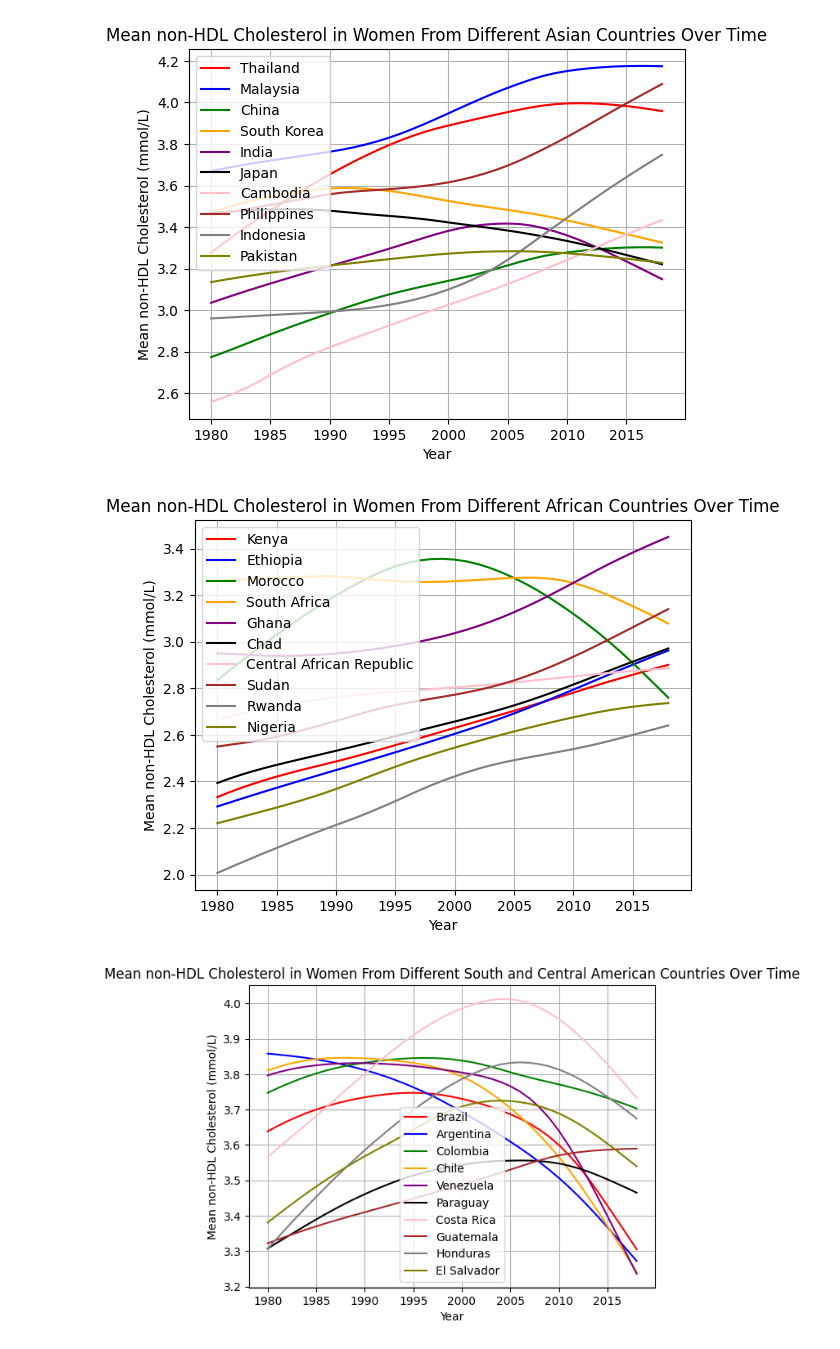
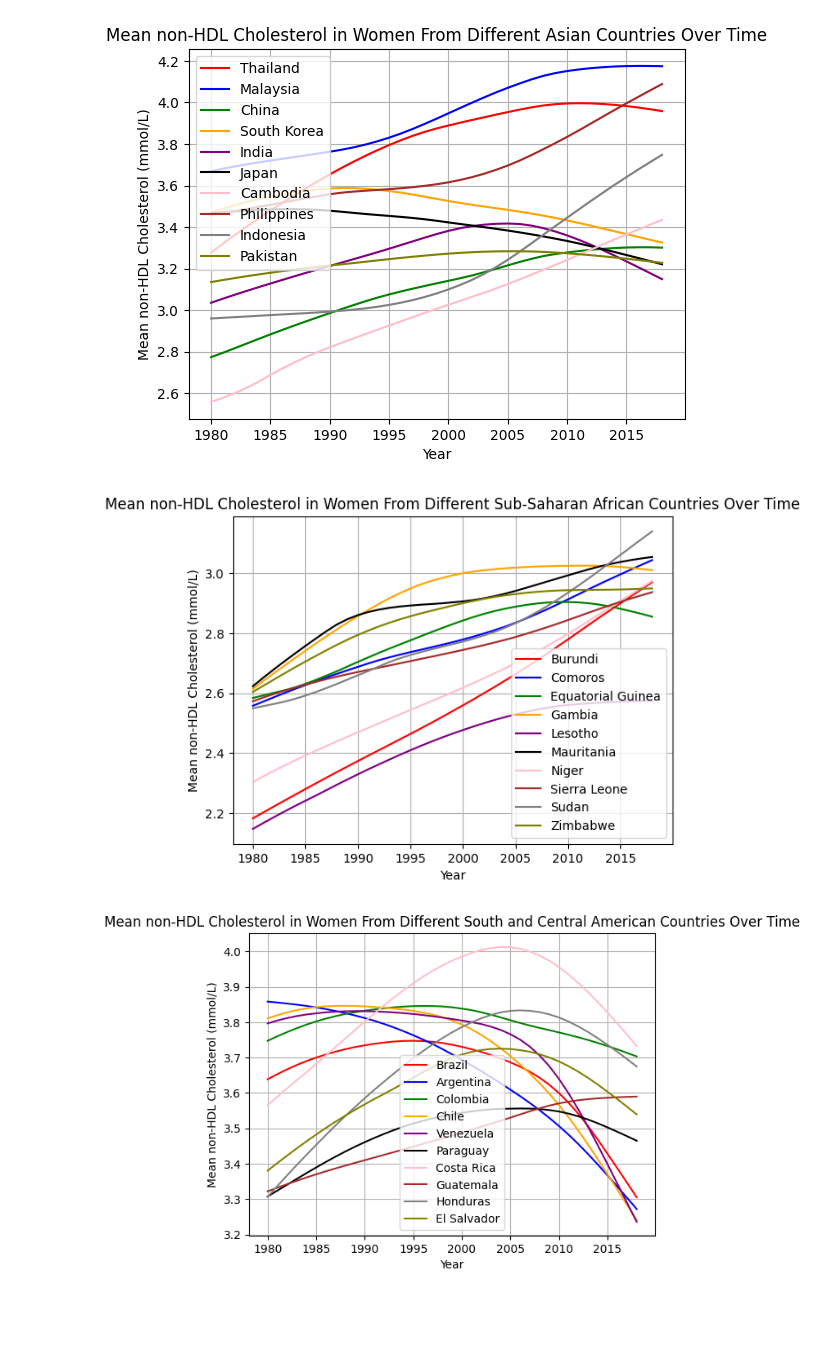
Before and after one commit to jocelynbrownie27-max/Cholesterol-Project, a Jupyter notebook: DSRP_2026_Jocelyn_Browne_(CHOLESTEROL).ipynb, the cells around one changed output. Cells and saved outputs as stored; diff of their text form; code cells hidden in the pictures; blank space fills up the shorter version.

```diff
--- a/DSRP_2026_Jocelyn_Browne_(CHOLESTEROL).ipynb
+++ b/DSRP_2026_Jocelyn_Browne_(CHOLESTEROL).ipynb
@@ -488,36 +488,36 @@ plt.show()
 # %% [output]
 [figure]
 # %%
-first_line = df[(df['Country/Region/World'] == 'Kenya') & (df['Sex'] == 'Women')].copy()
-second_line = df[(df['Country/Region/World'] == 'Ethiopia') & (df['Sex'] == 'Women')].copy()
-third_line = df[(df['Country/Region/World'] == 'Morocco') & (df['Sex'] == 'Women')].copy()
-fourth_line = df[(df['Country/Region/World'] == 'South Africa') & (df['Sex'] == 'Women')].copy()
-fifth_line = df[(df['Country/Region/World'] == 'Ghana') & (df['Sex'] == 'Women')].copy()
-sixth_line = df[(df['Country/Region/World'] == 'Chad') & (df['Sex'] == 'Women')].copy()
-seventh_line = df[(df['Country/Region/World'] == 'Central African Republic') & (df['Sex'] == 'Women')].copy()
-eighth_line = df[(df['Country/Region/World'] == 'Sudan') & (df['Sex'] == 'Women')].copy()
-ninth_line = df[(df['Country/Region/World'] == 'Rwanda') & (df['Sex'] == 'Women')].copy()
-tenth_line = df[(df['Country/Region/World'] == 'Nigeria') & (df['Sex'] == 'Women')].copy()
+first_line = df[(df['Country/Region/World'] == 'Burundi') & (df['Sex'] == 'Women')].copy()
+second_line = df[(df['Country/Region/World'] == 'Comoros') & (df['Sex'] == 'Women')].copy()
+third_line = df[(df['Country/Region/World'] == 'Equatorial Guinea') & (df['Sex'] == 'Women')].copy()
+fourth_line = df[(df['Country/Region/World'] == 'Gambia') & (df['Sex'] == 'Women')].copy()
+fifth_line = df[(df['Country/Region/World'] == 'Lesotho') & (df['Sex'] == 'Women')].copy()
+sixth_line = df[(df['Country/Region/World'] == 'Mauritania') & (df['Sex'] == 'Women')].copy()
+seventh_line = df[(df['Country/Region/World'] == 'Niger') & (df['Sex'] == 'Women')].copy()
+eighth_line = df[(df['Country/Region/World'] == 'Sierra Leone') & (df['Sex'] == 'Women')].copy()
+ninth_line = df[(df['Country/Region/World'] == 'Sudan') & (df['Sex'] == 'Women')].copy()
+tenth_line = df[(df['Country/Region/World'] == 'Zimbabwe') & (df['Sex'] == 'Women')].copy()
 
-plt.plot(specific_country_df['Year'], first_line['Mean non-HDL cholesterol (mmol/L)'], label="Kenya", color='red')
-plt.plot(second_line['Year'], second_line['Mean non-HDL cholesterol (mmol/L)'], label="Ethiopia", color='blue')
-plt.plot(third_line['Year'], third_line['Mean non-HDL cholesterol (mmol/L)'], label="Morocco", color='green')
-plt.plot(fourth_line['Year'], fourth_line['Mean non-HDL cholesterol (mmol/L)'], label="South Africa", color='orange')
-plt.plot(fifth_line['Year'], fifth_line['Mean non-HDL cholesterol (mmol/L)'], label="Ghana", color='purple')
-plt.plot(sixth_line['Year'], sixth_line['Mean non-HDL cholesterol (mmol/L)'], label="Chad", color='black')
-plt.plot(seventh_line['Year'], seventh_line['Mean non-HDL cholesterol (mmol/L)'], label="Central African Republic", color='pink')
-plt.plot(eighth_line['Year'], eighth_line['Mean non-HDL cholesterol (mmol/L)'], label="Sudan", color='brown')
-plt.plot(ninth_line['Year'], ninth_line['Mean non-HDL cholesterol (mmol/L)'], label="Rwanda", color='gray')
-plt.plot(tenth_line['Year'], tenth_line['Mean non-HDL cholesterol (mmol/L)'], label="Nigeria", color='olive')
+plt.plot(specific_country_df['Year'], first_line['Mean non-HDL cholesterol (mmol/L)'], label="Burundi", color='red')
+plt.plot(second_line['Year'], second_line['Mean non-HDL cholesterol (mmol/L)'], label="Comoros", color='blue')
+plt.plot(third_line['Year'], third_line['Mean non-HDL cholesterol (mmol/L)'], label="Equatorial Guinea", color='green')
+plt.plot(fourth_line['Year'], fourth_line['Mean non-HDL cholesterol (mmol/L)'], label="Gambia", color='orange')
+plt.plot(fifth_line['Year'], fifth_line['Mean non-HDL cholesterol (mmol/L)'], label="Lesotho", color='purple')
+plt.plot(sixth_line['Year'], sixth_line['Mean non-HDL cholesterol (mmol/L)'], label="Mauritania", color='black')
+plt.plot(seventh_line['Year'], seventh_line['Mean non-HDL cholesterol (mmol/L)'], label="Niger", color='pink')
+plt.plot(eighth_line['Year'], eighth_line['Mean non-HDL cholesterol (mmol/L)'], label="Sierra Leone", color='brown')
+plt.plot(ninth_line['Year'], ninth_line['Mean non-HDL cholesterol (mmol/L)'], label="Sudan", color='gray')
+plt.plot(tenth_line['Year'], tenth_line['Mean non-HDL cholesterol (mmol/L)'], label="Zimbabwe", color='olive')
 
 plt.legend()
 plt.grid(True)
 plt.xlabel('Year')
 plt.ylabel('Mean non-HDL Cholesterol (mmol/L)')
-plt.title('Mean non-HDL Cholesterol in Women From Different African Countries Over Time')
+plt.title('Mean non-HDL Cholesterol in Women From Different Sub-Saharan African Countries Over Time')
 plt.show()
 # %% [output]
-[figure, old version]
+[figure, new version]
 # %%
 first_line = df[(df['Country/Region/World'] == 'Brazil') & (df['Sex'] == 'Women')].copy()
 second_line = df[(df['Country/Region/World'] == 'Argentina') & (df['Sex'] == 'Women')].copy()
```
Also changed, not shown: parts of 1 cell of this notebook.
